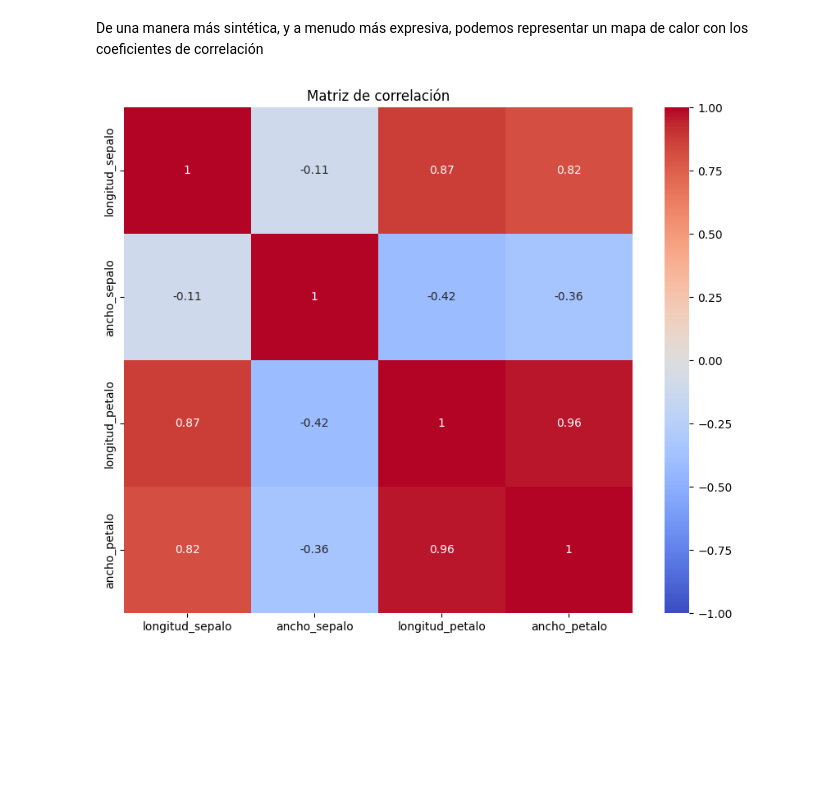
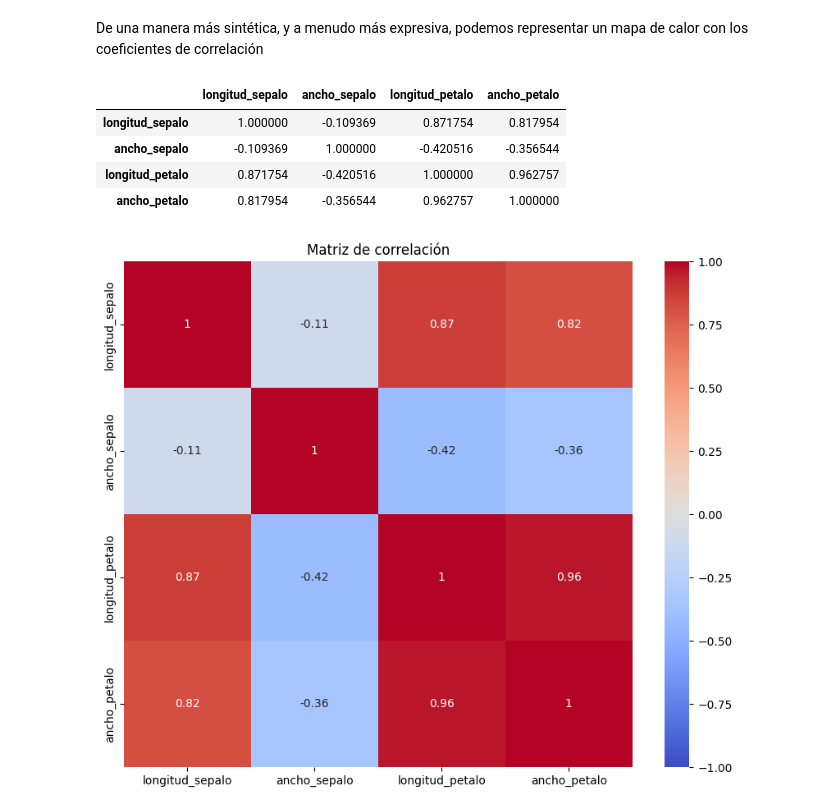
Before and after one commit to mfdezvicente/ucm, a Jupyter notebook: ML/260130_Estadística Descriptiva.ipynb, the cells around one changed output. Cells and saved outputs as stored; diff of their text form; code cells hidden in the pictures; blank space fills up the shorter version.

```diff
--- a/ML/260130_Estadística Descriptiva.ipynb
+++ b/ML/260130_Estadística Descriptiva.ipynb
@@ -100,4 +100,13 @@ plt.show()
 [figure]
 # %% [markdown]
 De una manera más sintética, y a menudo más expresiva, podemos representar un mapa de calor con los coeficientes de correlación
+# %%
+correlacion = pd_iris.drop('clase', axis=1).corr()
+correlacion
+# %% [output]
+|  | longitud_sepalo | ancho_sepalo | longitud_petalo | ancho_petalo |
+| longitud_sepalo | 1.000000 | -0.109369 | 0.871754 | 0.817954 |
+| ancho_sepalo | -0.109369 | 1.000000 | -0.420516 | -0.356544 |
+| longitud_petalo | 0.871754 | -0.420516 | 1.000000 | 0.962757 |
+| ancho_petalo | 0.817954 | -0.356544 | 0.962757 | 1.000000 |
 # %%
```
Also changed, not shown: parts of 1 cell of this notebook, 7 other files.
